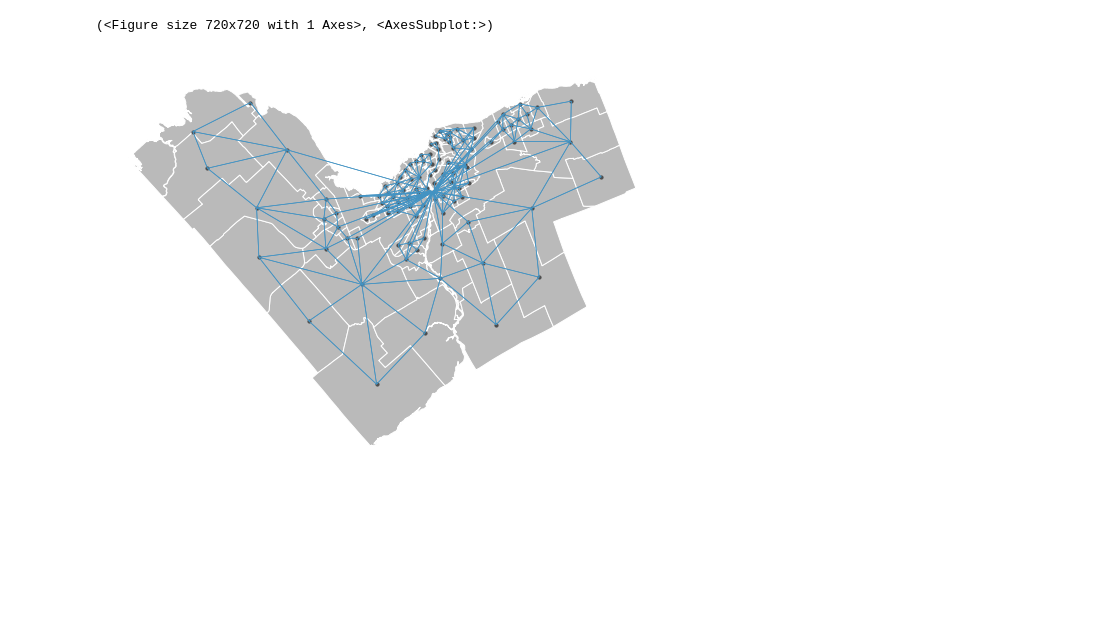
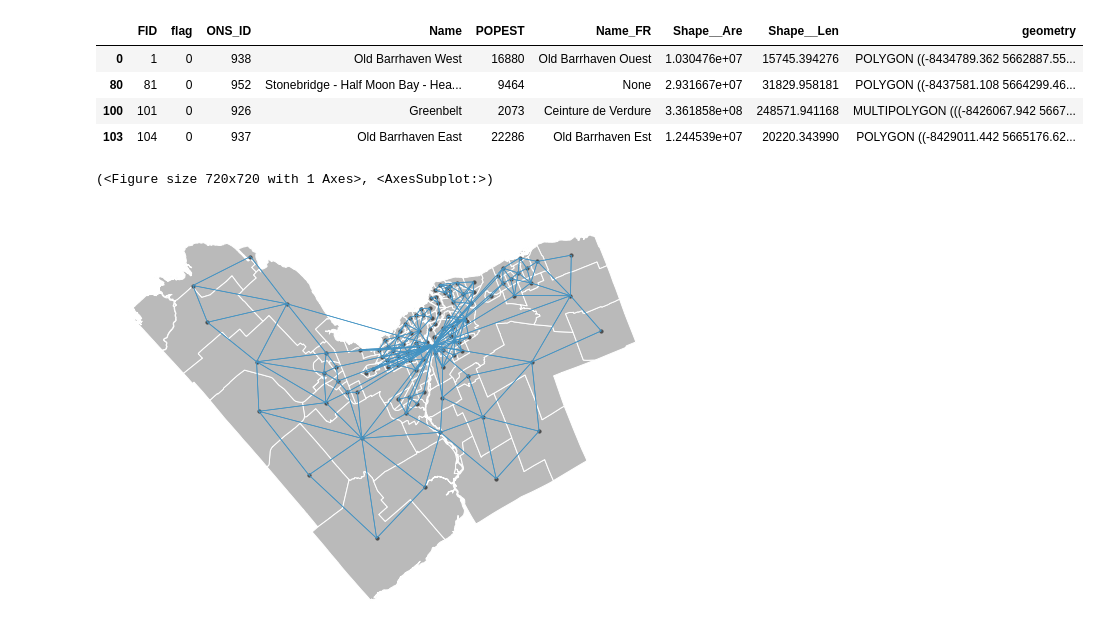
Before and after one commit to omarkawach/spatial_analysis_scenarios, a Jupyter notebook: scenario_notebooks/scenario_four.ipynb, the cells around one changed output. Saved outputs shown, nothing was run; the diff lists cells and outputs as text; code cells hidden in the pictures; blank space fills up the shorter version.

```diff
--- a/scenario_notebooks/scenario_four.ipynb
+++ b/scenario_notebooks/scenario_four.ipynb
@@ -18,3 +17,15 @@ weights = Queen.from_dataframe(neighbourhoods)
+# %%
+weights = Queen.from_dataframe(neighbourhoods)
+# We can see the first observation and its neighbours
+self_and_neighbors = [0]
+self_and_neighbors.extend(weights.neighbors[0])
+neighbourhoods.loc[self_and_neighbors]
+# %% [output]
+|  | FID | flag | ONS_ID | Name | POPEST | Name_FR | Shape__Are | Shape__Len | geometry |
+| 0 | 1 | 0 | 938 | Old Barrhaven West | 16880 | Old Barrhaven Ouest | 1.030476e+07 | 15745.394276 | POLYGON ((-8434789.362 5662887.55... |
+| 80 | 81 | 0 | 952 | Stonebridge - Half Moon Bay - Hea... | 9464 | None | 2.931667e+07 | 31829.958181 | POLYGON ((-8437581.108 5664299.46... |
+| 100 | 101 | 0 | 926 | Greenbelt | 2073 | Ceinture de Verdure | 3.361858e+08 | 248571.941168 | MULTIPOLYGON (((-8426067.942 5667... |
+| 103 | 104 | 0 | 937 | Old Barrhaven East | 22286 | Old Barrhaven Est | 1.244539e+07 | 20220.343990 | POLYGON ((-8429011.442 5665176.62... |
 # %%
 plot_spatial_weights(weights, neighbourhoods)
 # %% [output]
```
Also changed, not shown: parts of 2 cells of this notebook, 34 other files.
